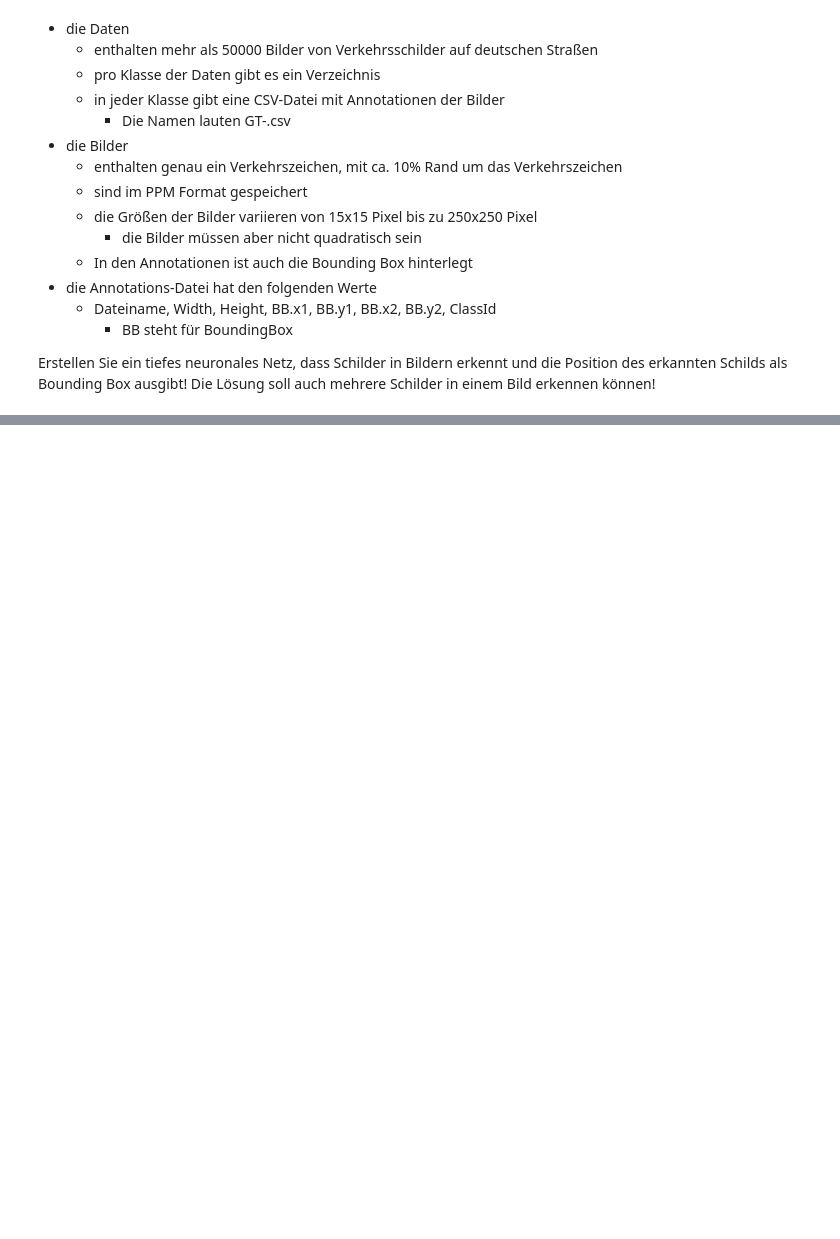
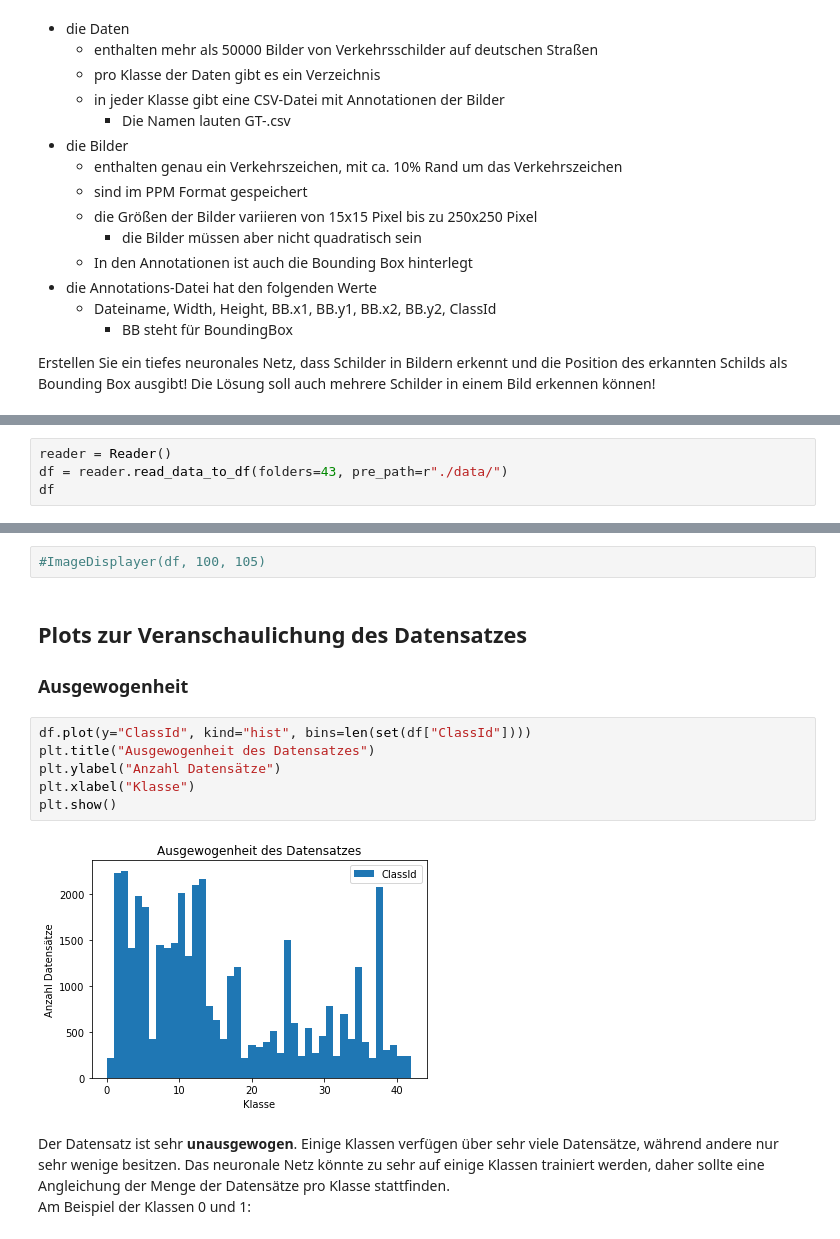
Before and after one commit to Na1k/ML-Lab_project, a Jupyter notebook: Aufgabe_D_Schilder.ipynb, the cells around one changed output, grey strips where cells are left out. Drawn from its saved outputs; the diff is of its cells as text; blank space fills up the shorter version.

```diff
--- a/Aufgabe_D_Schilder.ipynb
+++ b/Aufgabe_D_Schilder.ipynb
@@ -132,0 +548,4 @@ ImageDisplayer(df, 100, 105)
+# %%
+reader = Reader()
+df = reader.read_data_to_df(folders=43, pre_path=r"./data/")
+df
@@ -132,0 +590,17 @@ ImageDisplayer(df, 100, 105)
+# %%
+#ImageDisplayer(df, 100, 105)
+# %% [markdown]
+## Plots zur Veranschaulichung des Datensatzes
+### Ausgewogenheit
+# %%
+df.plot(y="ClassId", kind="hist", bins=len(set(df["ClassId"])))
+plt.title("Ausgewogenheit des Datensatzes")
+plt.ylabel("Anzahl Datensätze")
+plt.xlabel("Klasse")
+plt.show()
+# %% [output]
+[figure, added]
+# %% [markdown]
+Der Datensatz ist sehr **unausgewogen**. Einige Klassen verfügen über sehr viele Datensätze, während andere nur sehr wenige besitzen.
+Das neuronale Netz könnte zu sehr auf einige Klassen trainiert werden, daher sollte eine Angleichung der Menge der Datensätze pro Klasse stattfinden.
+Am Beispiel der Klassen 0 und 1:
```
Also changed, not shown: parts of 130 cells of this notebook, 1 other file.
